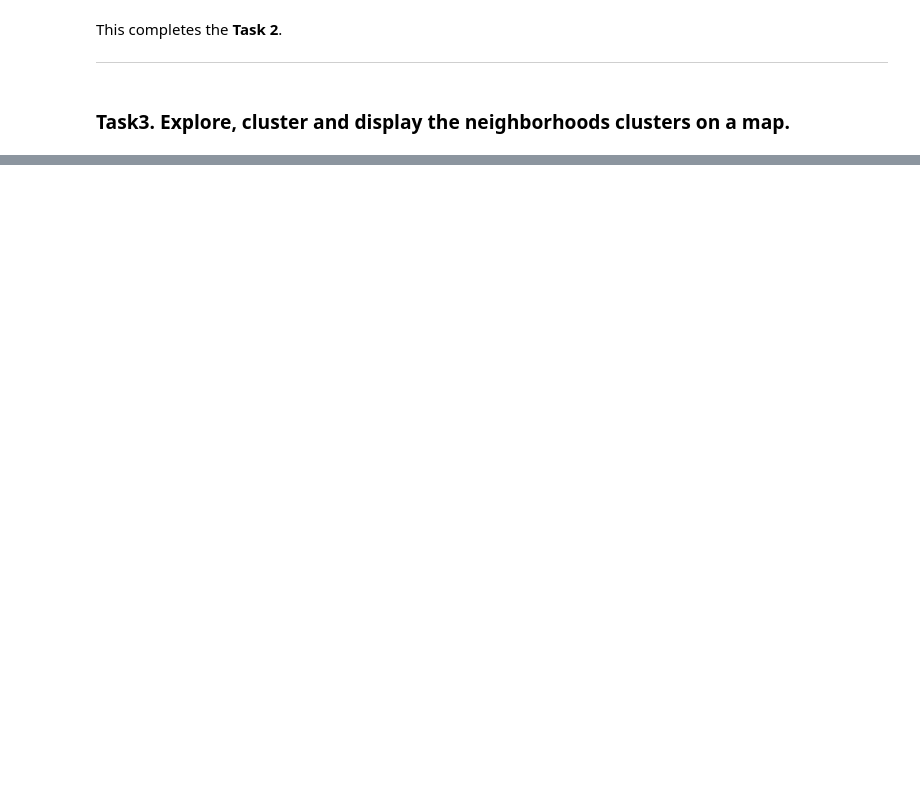
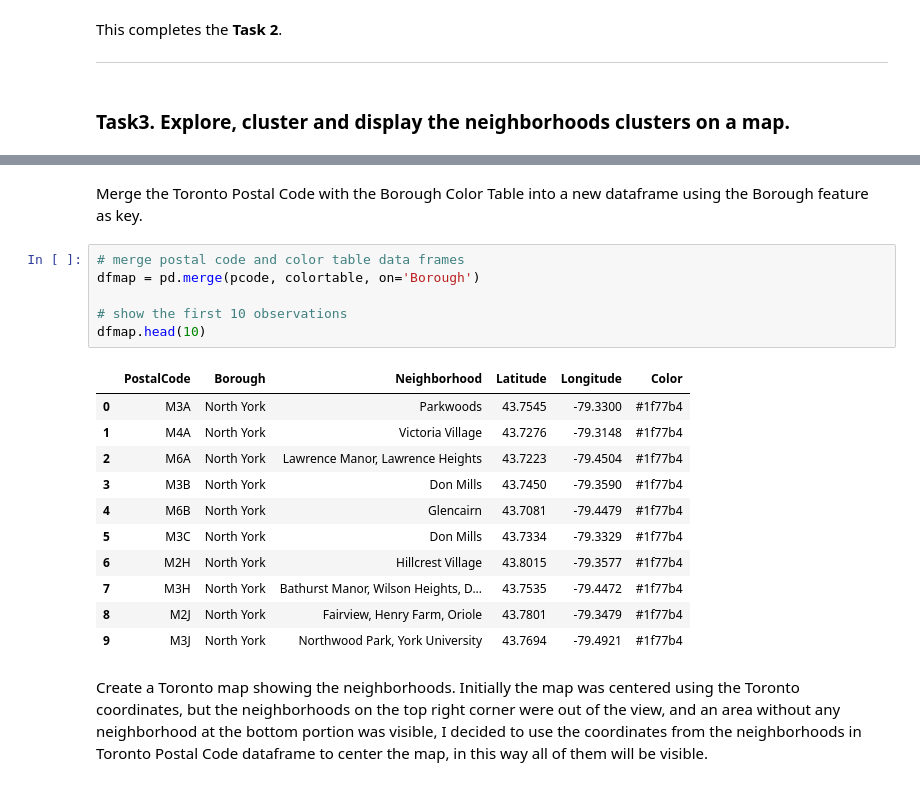
Before and after one commit to sjsilvabr/Coursera_Capstone, a Jupyter notebook: Toronto_Assignment.ipynb, the cells around one changed output, grey strips where cells are left out. Drawn from its saved outputs; the diff is of its cells as text; blank space fills up the shorter version.

```diff
--- a/Toronto_Assignment.ipynb
+++ b/Toronto_Assignment.ipynb
@@ -228,0 +291,22 @@ This completes the __Task 2__.
+# %% [markdown]
+Merge the Toronto Postal Code with the Borough Color Table into a new dataframe using the Borough feature as key.
+# %%
+# merge postal code and color table data frames
+dfmap = pd.merge(pcode, colortable, on='Borough')
+
+# show the first 10 observations
+dfmap.head(10)
+# %% [output]
+|  | PostalCode | Borough | Neighborhood | Latitude | Longitude | Color |
+| 0 | M3A | North York | Parkwoods | 43.7545 | -79.3300 | #1f77b4 |
+| 1 | M4A | North York | Victoria Village | 43.7276 | -79.3148 | #1f77b4 |
+| 2 | M6A | North York | Lawrence Manor, Lawrence Heights | 43.7223 | -79.4504 | #1f77b4 |
+| 3 | M3B | North York | Don Mills | 43.7450 | -79.3590 | #1f77b4 |
+| 4 | M6B | North York | Glencairn | 43.7081 | -79.4479 | #1f77b4 |
+| 5 | M3C | North York | Don Mills | 43.7334 | -79.3329 | #1f77b4 |
+| 6 | M2H | North York | Hillcrest Village | 43.8015 | -79.3577 | #1f77b4 |
+| 7 | M3H | North York | Bathurst Manor, Wilson Heights, D... | 43.7535 | -79.4472 | #1f77b4 |
+| 8 | M2J | North York | Fairview, Henry Farm, Oriole | 43.7801 | -79.3479 | #1f77b4 |
+| 9 | M3J | North York | Northwood Park, York University | 43.7694 | -79.4921 | #1f77b4 |
+# %% [markdown]
+Create a Toronto map showing the neighborhoods. Initially the map was centered using the Toronto coordinates, but the neighborhoods on the top right corner were out of the view, and an area without any neighborhood at the bottom portion was visible, I decided to use the coordinates from the neighborhoods in Toronto Postal Code dataframe to center the map, in this way all of them will be visible.
```
Also changed, not shown: parts of 33 cells of this notebook.
